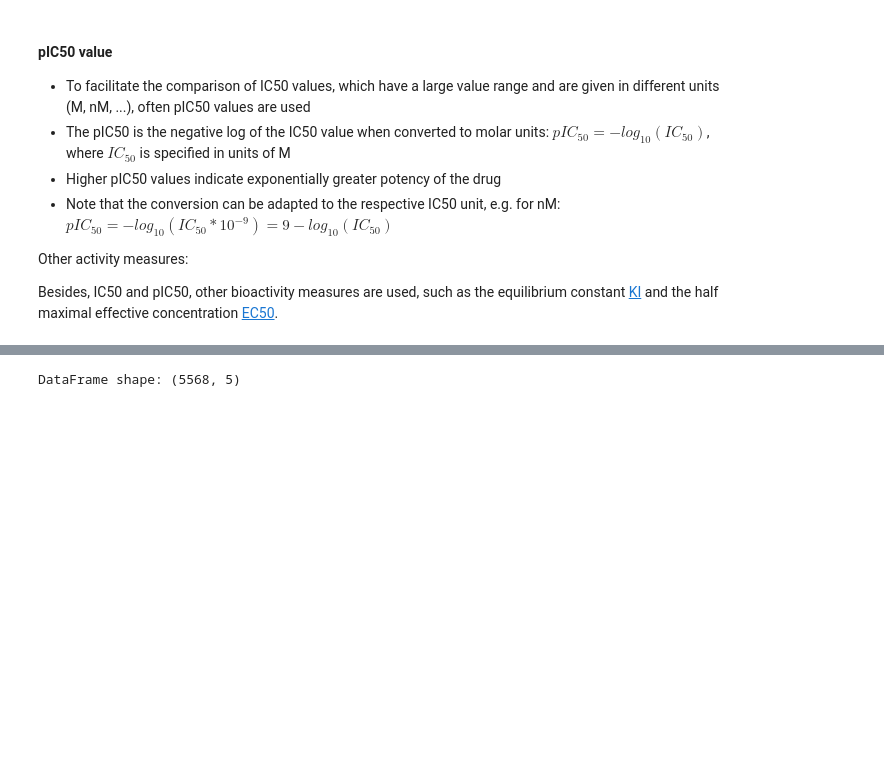
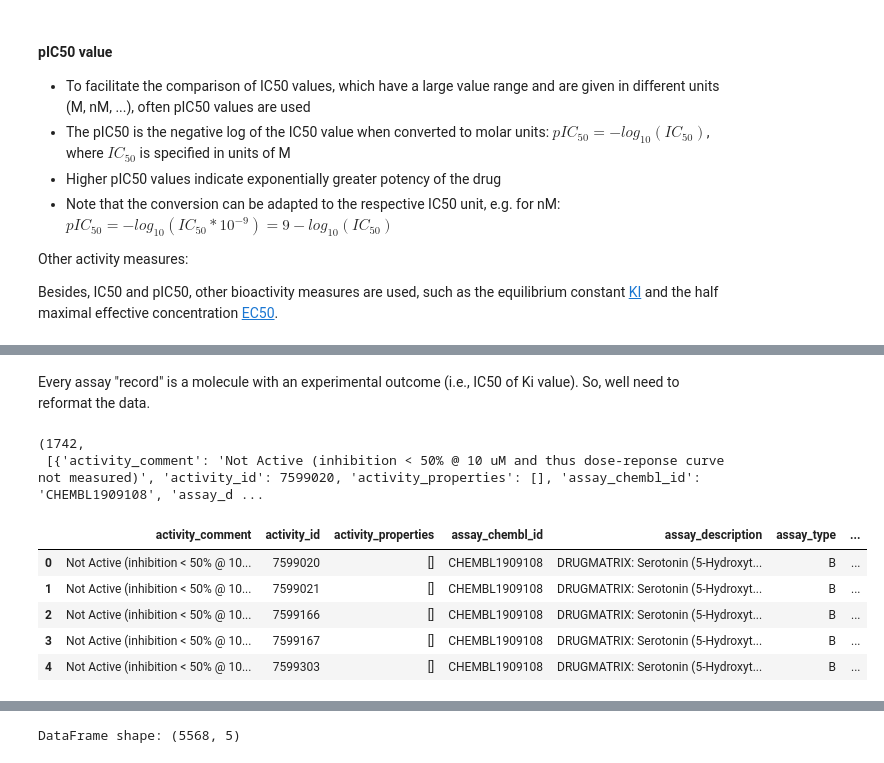
Before and after one commit to russodanielp/intro_cheminformatics, a Jupyter notebook: Lab 09 - Data Science in Chemistry/lab.ipynb, the cells around one changed output, grey strips where cells are left out. Cells and saved outputs as stored; diff of their text form; code cells hidden in the pictures; blank space fills up the shorter version.

```diff
--- a/Lab 09 - Data Science in Chemistry/lab.ipynb
+++ b/Lab 09 - Data Science in Chemistry/lab.ipynb
@@ -904,0 +192,9 @@ output_df.head()
+# %%
+# Inhibitory activity against epidermal growth factor receptor
+
+chembl_id = "CHEMBL1909108"
+
+overview = new_client.assay.get(chembl_id)
+
+# print assay overview
+overview
@@ -904,0 +219,20 @@ output_df.head()
+# %% [markdown]
+Every assay "record" is a molecule with an experimental outcome (i.e., IC50 of Ki value).  So, well need to reformat the data.
+# %%
+records = new_client.activity.filter(assay_chembl_id=chembl_id)
+
+len(records), records[:2]
+# %% [output]
+(1742,
+ [{'activity_comment': 'Not Active (inhibition < 50% @ 10 uM and thus dose-reponse curve not measured)', 'activity_id': 7599020, 'activity_properties': [], 'assay_chembl_id': 'CHEMBL1909108', 'assay_d ...
+# %%
+import pandas as pd
+data = pd.DataFrame(records)
+data.head()
+# %% [output]
+|  | activity_comment | activity_id | activity_properties | assay_chembl_id | assay_description | assay_type | ... |
+| 0 | Not Active (inhibition < 50% @ 10... | 7599020 | [] | CHEMBL1909108 | DRUGMATRIX: Serotonin (5-Hydroxyt... | B | ... |
+| 1 | Not Active (inhibition < 50% @ 10... | 7599021 | [] | CHEMBL1909108 | DRUGMATRIX: Serotonin (5-Hydroxyt... | B | ... |
+| 2 | Not Active (inhibition < 50% @ 10... | 7599166 | [] | CHEMBL1909108 | DRUGMATRIX: Serotonin (5-Hydroxyt... | B | ... |
+| 3 | Not Active (inhibition < 50% @ 10... | 7599167 | [] | CHEMBL1909108 | DRUGMATRIX: Serotonin (5-Hydroxyt... | B | ... |
+| 4 | Not Active (inhibition < 50% @ 10... | 7599303 | [] | CHEMBL1909108 | DRUGMATRIX: Serotonin (5-Hydroxyt... | B | ... |
```
Also changed, not shown: parts of 128 cells of this notebook.
